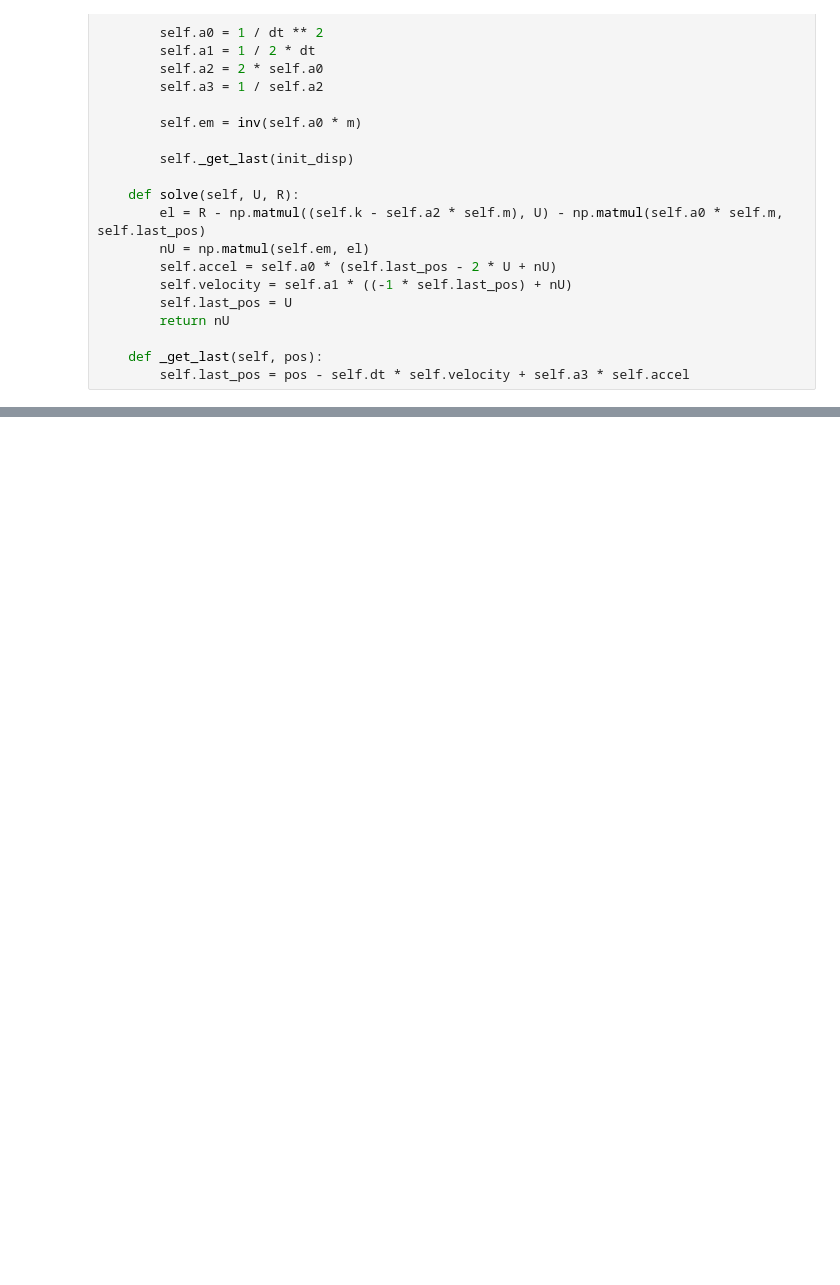
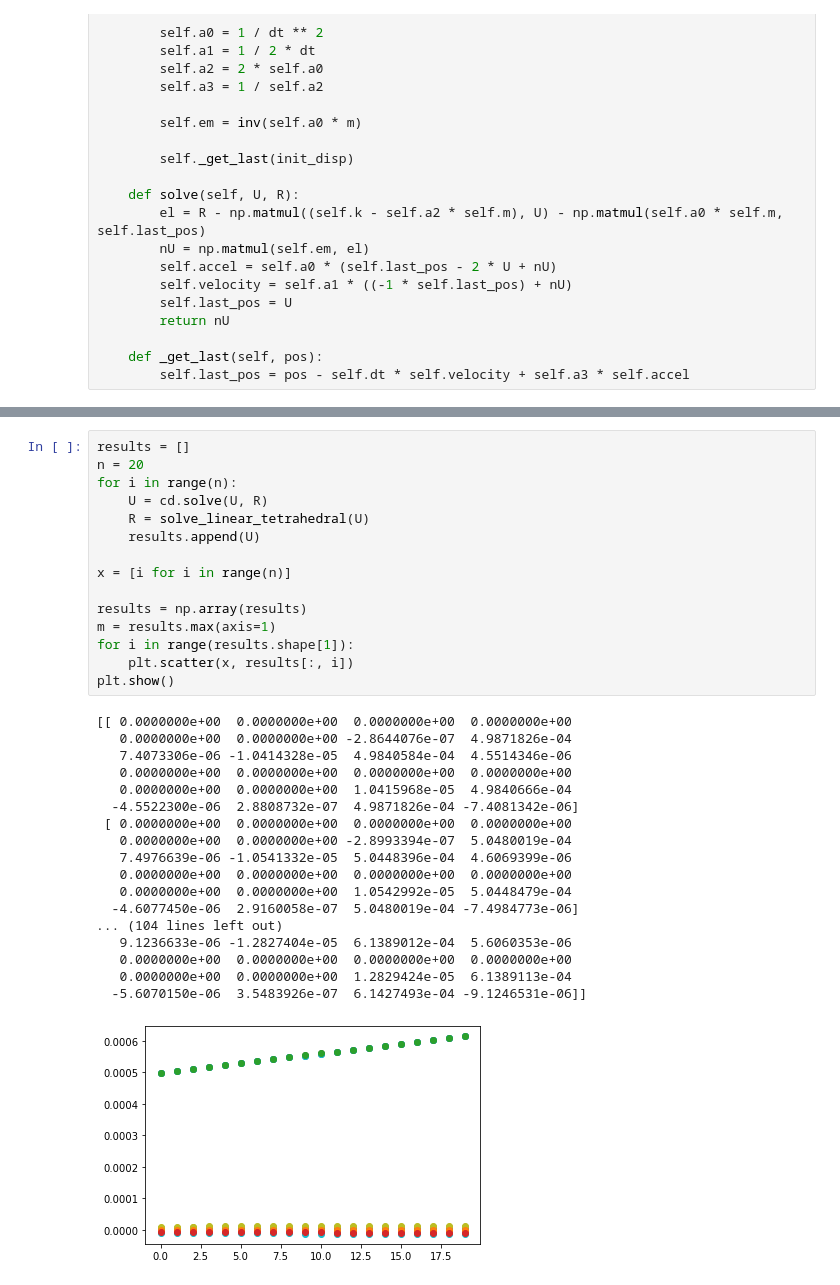
Before and after one commit to jparr721/Phasma, a Jupyter notebook: Prototypes/Linear Tetrahedral FEA.ipynb, the cells around one changed output, grey strips where cells are left out. Saved outputs shown, nothing was run; the diff lists cells and outputs as text; blank space fills up the shorter version.

```diff
--- a/Prototypes/Linear Tetrahedral FEA.ipynb
+++ b/Prototypes/Linear Tetrahedral FEA.ipynb
@@ -61,0 +152,34 @@ for i in range(12):
+# %%
+results = []
+n = 20
+for i in range(n):
+    U = cd.solve(U, R)
+    R = solve_linear_tetrahedral(U)
+    results.append(U)
+
+x = [i for i in range(n)]
+
+results = np.array(results)
+m = results.max(axis=1)
+for i in range(results.shape[1]):
+    plt.scatter(x, results[:, i])
+plt.show()
+# %% [output]
+[[ 0.0000000e+00  0.0000000e+00  0.0000000e+00  0.0000000e+00
+   0.0000000e+00  0.0000000e+00 -2.8644076e-07  4.9871826e-04
+   7.4073306e-06 -1.0414328e-05  4.9840584e-04  4.5514346e-06
+   0.0000000e+00  0.0000000e+00  0.0000000e+00  0.0000000e+00
+   0.0000000e+00  0.0000000e+00  1.0415968e-05  4.9840666e-04
+  -4.5522300e-06  2.8808732e-07  4.9871826e-04 -7.4081342e-06]
+ [ 0.0000000e+00  0.0000000e+00  0.0000000e+00  0.0000000e+00
+   0.0000000e+00  0.0000000e+00 -2.8993394e-07  5.0480019e-04
+   7.4976639e-06 -1.0541332e-05  5.0448396e-04  4.6069399e-06
+   0.0000000e+00  0.0000000e+00  0.0000000e+00  0.0000000e+00
+   0.0000000e+00  0.0000000e+00  1.0542992e-05  5.0448479e-04
+  -4.6077450e-06  2.9160058e-07  5.0480019e-04 -7.4984773e-06]
+... (104 lines left out)
+   9.1236633e-06 -1.2827404e-05  6.1389012e-04  5.6060353e-06
+   0.0000000e+00  0.0000000e+00  0.0000000e+00  0.0000000e+00
+   0.0000000e+00  0.0000000e+00  1.2829424e-05  6.1389113e-04
+  -5.6070150e-06  3.5483926e-07  6.1427493e-04 -9.1246531e-06]]
+[figure, added]
```
Also changed, not shown: parts of 7 cells of this notebook.
